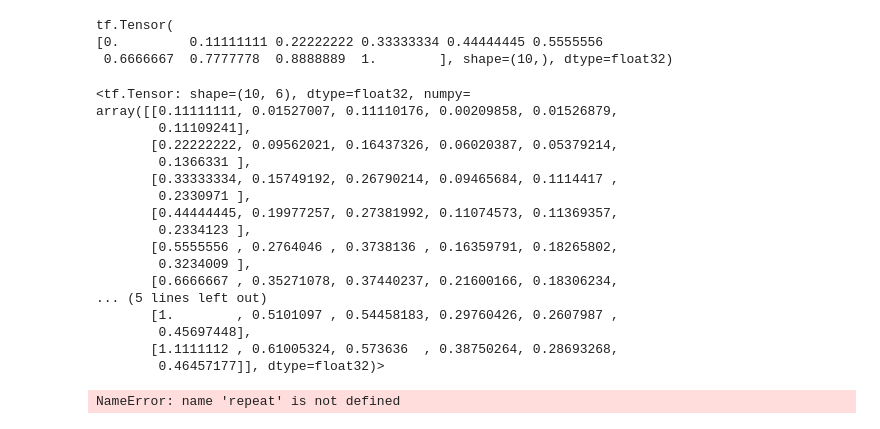
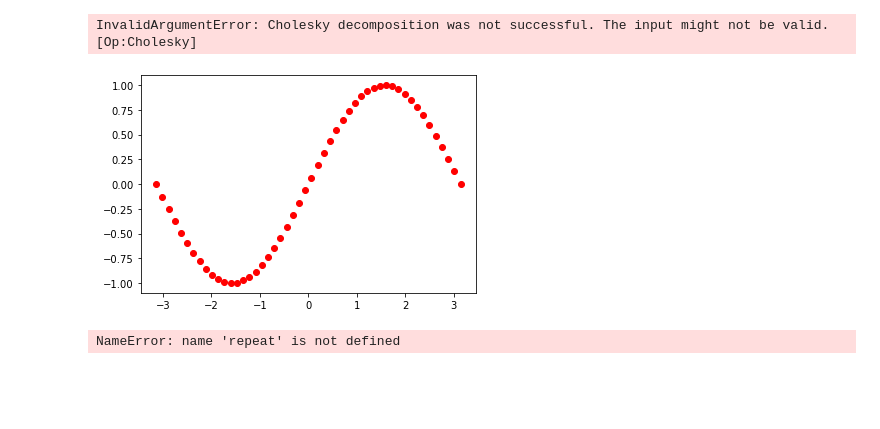
Before and after one commit to AlexCortiella/CU-Research, a Jupyter notebook: Python_Codes/Project_3_SparseReg_and_Ssplines/Project3/Sparsereg_and_Splines_test.ipynb, the cells around one changed output. Cells and saved outputs as stored; diff of their text form; code cells hidden in the pictures; blank space fills up the shorter version.

Commit message:
Added spline and dynamics classes

```diff
--- a/Python_Codes/Project_3_SparseReg_and_Ssplines/Project3/Sparsereg_and_Splines_test.ipynb
+++ b/Python_Codes/Project_3_SparseReg_and_Ssplines/Project3/Sparsereg_and_Splines_test.ipynb
@@ -10,7 +10,7 @@ class Bspline():
 
     def __init__(self, order, knots):
 
-        self.knots = knots
+        self.knots = tf.constant(knots, dtype = tf.float32)
         self.order = order
         self.degree = order - 1
         self.num_params = len(knots) + order
@@ -83,16 +83,25 @@ class Bspline():
             for j in range(len(x)):
                 B[j,i] = self.bspline_basis(x[j], k, i, t)
 
-        return B
+        return tf.constant(B, dtype = tf.float32)
 
     def fit(self, x_data, y_data):
+
+        x_data = tf.constant(x_data, dtype = tf.float32)
+        y_data = tf.constant(y_data, dtype = tf.float32)
 
         Bmat =  self.basis_matrix(x_data)
 
         #Solve least squares y = B * c
-        self.coeffs = np.linalg.lstsq(Bmat, y_data, rcond=None)[0]
+        self.coeffs = tf.linalg.lstsq(Bmat, y_data)
 
-    def predict(self, x_pred, coeffs):
+    def predict(self, x_pred, coeffs = None):
+
+        if coeffs is None:
+            coeffs = self.coeffs
+
+        x_pred = tf.constant(x_pred, dtype = tf.float32)
+        coeffs = tf.constant(coeffs, dtype = tf.float32)
 
         Bmat =  self.basis_matrix(x_pred)
 
@@ -198,36 +207,26 @@ class DynamicsBasis():
         Phi = self.phi_matrix(X)
 
         return tf.matmul(T, Phi)
-# %%
-X = tf.random.uniform((10,2), dtype = tf.float32)
-t = tf.cast(tf.linspace(0,1,10), dtype = tf.float32)
-print(t)
-db = DynamicsBasis(2,X,t)
-
-
-# db.phi_matrix()
-db.psi_matrix()
-# %% [output]
-tf.Tensor(
-[0.         0.11111111 0.22222222 0.33333334 0.44444445 0.5555556
- 0.6666667  0.7777778  0.8888889  1.        ], shape=(10,), dtype=float32)
-<tf.Tensor: shape=(10, 6), dtype=float32, numpy=
-array([[0.11111111, 0.01527007, 0.11110176, 0.00209858, 0.01526879,
-        0.11109241],
-       [0.22222222, 0.09562021, 0.16437326, 0.06020387, 0.05379214,
-        0.1366331 ],
-       [0.33333334, 0.15749192, 0.26790214, 0.09465684, 0.1114417 ,
-        0.2330971 ],
-       [0.44444445, 0.19977257, 0.27381992, 0.11074573, 0.11369357,
-        0.2334123 ],
-       [0.5555556 , 0.2764046 , 0.3738136 , 0.16359791, 0.18265802,
-        0.3234009 ],
-       [0.6666667 , 0.35271078, 0.37440237, 0.21600166, 0.18306234,
-... (5 lines left out)
-       [1.        , 0.5101097 , 0.54458183, 0.29760426, 0.2607987 ,
-        0.45697448],
-       [1.1111112 , 0.61005324, 0.573636  , 0.38750264, 0.28693268,
-        0.46457177]], dtype=float32)>
+# %%
+x_data = np.linspace(-np.pi, np.pi, 50)
+x_pred = np.linspace(-np.pi, np.pi, 200)
+y_data = np.sin(x_data)
+knots = np.concatenate(([x_data[0]]*3, x_data, [x_data[-1]]*3))
+
+plt.plot(x_data, y_data, 'ro')
+
+degree = 3
+order = degree + 1
+
+bs = Bspline(order, knots)
+
+bs.fit(x_data, y_data)
+y_pred = bs.predict(x_pred).numpy()
+
+plt.plot(x_pred, y_pred,'b')
+# %% [output]
+InvalidArgumentError: Cholesky decomposition was not successful. The input might not be valid. [Op:Cholesky]
+[figure, added]
 # %%
 class SRSplineIdentification():
 
```
Also changed, not shown: 1 other file.
